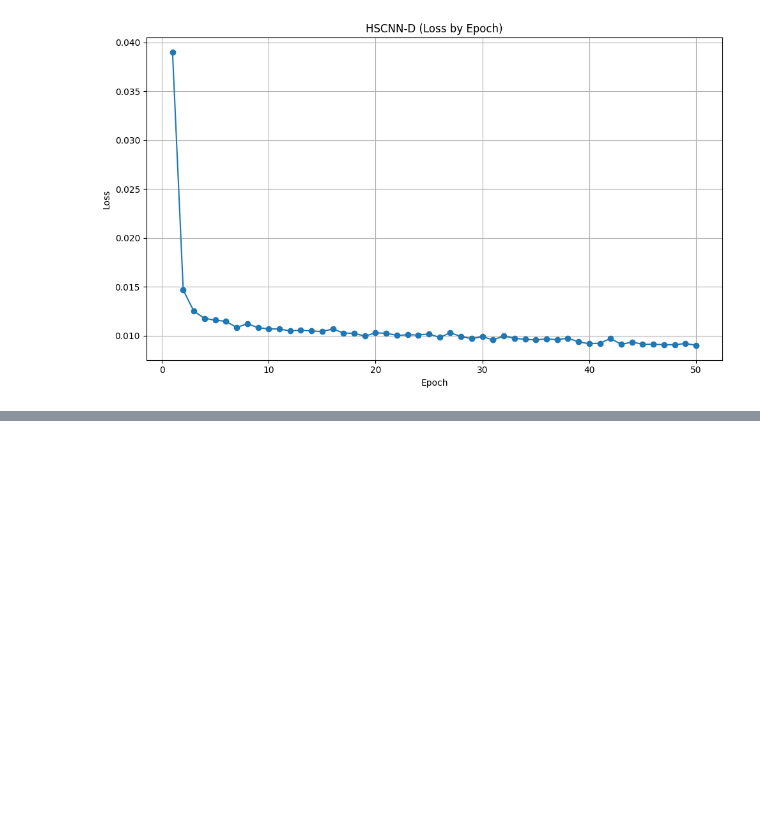
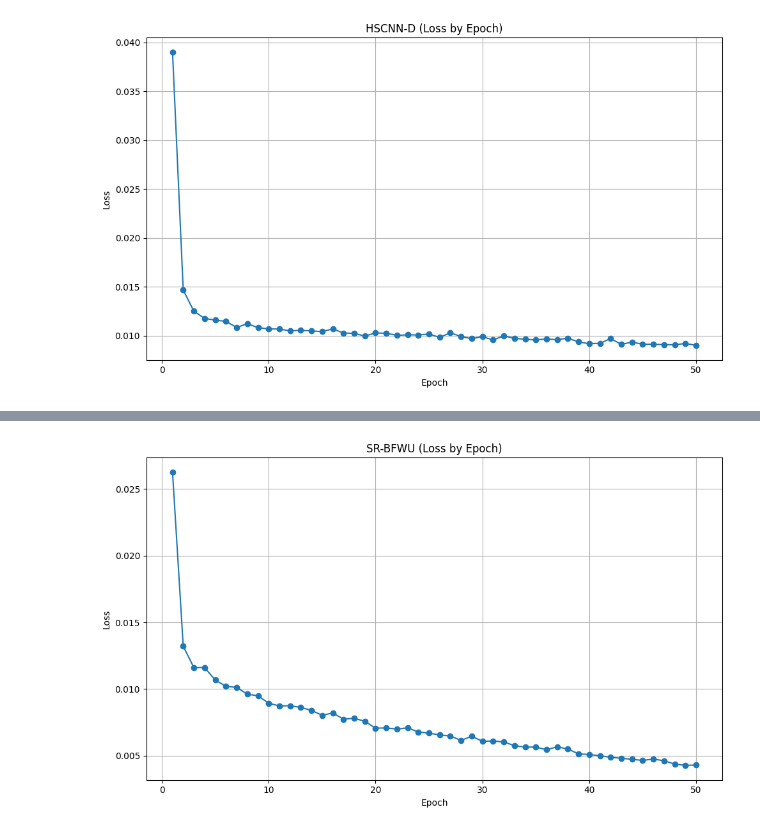
Before and after one commit to cunigarro/rgb-image-reconstruction, a Jupyter notebook: notebooks/training_results.ipynb, the cells around one changed output, grey strips where cells are left out. Cells and saved outputs as stored; diff of their text form; code cells hidden in the pictures; blank space fills up the shorter version.

```diff
--- a/notebooks/training_results.ipynb
+++ b/notebooks/training_results.ipynb
@@ -22,0 +46,20 @@ plt.show()
+# %%
+epochs_sr_bfwu = list(range(1, 51))
+losses_sr_bfwu = [
+    0.02625, 0.01321, 0.01161, 0.01161, 0.01067, 0.01021, 0.01012, 0.00962, 0.00949, 0.00894,
+    0.00873, 0.00875, 0.00862, 0.00840, 0.00803, 0.00821, 0.00774, 0.00781, 0.00758, 0.00707,
+    0.00708, 0.00700, 0.00709, 0.00678, 0.00669, 0.00656, 0.00648, 0.00615, 0.00646, 0.00608,
+    0.00611, 0.00603, 0.00576, 0.00565, 0.00565, 0.00545, 0.00567, 0.00550, 0.00514, 0.00509,
+    0.00500, 0.00488, 0.00481, 0.00473, 0.00465, 0.00475, 0.00462, 0.00437, 0.00428, 0.00430
+]
+
+plt_sr_bfwu.figure(figsize=(10, 6))
+plt_sr_bfwu.plot(epochs_sr_bfwu, losses_sr_bfwu, marker='o')
+plt_sr_bfwu.title('SR-BFWU (Loss by Epoch)')
+plt_sr_bfwu.xlabel('Epoch')
+plt_sr_bfwu.ylabel('Loss')
+plt_sr_bfwu.grid(True)
+plt_sr_bfwu.tight_layout()
+plt_sr_bfwu.show()
+# %% [output]
+[figure, added]
```
Also changed, not shown: parts of 4 cells of this notebook.
